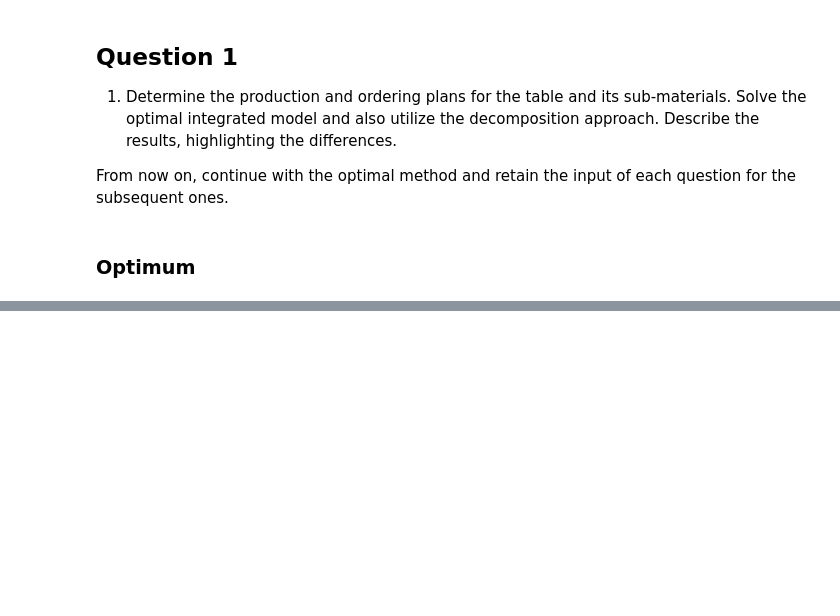
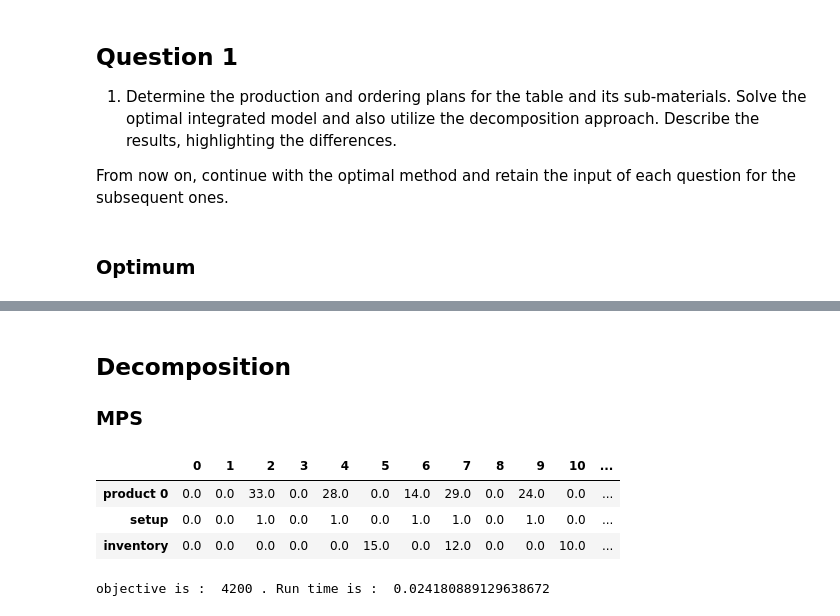
Before and after one commit to Ualh/operation_management, a Jupyter notebook: group7.ipynb, the cells around one changed output, grey strips where cells are left out. Cells and saved outputs as stored; diff of their text form; code cells hidden in the pictures; blank space fills up the shorter version.

```diff
--- a/group7.ipynb
+++ b/group7.ipynb
@@ -198,0 +190,40 @@ objective is :  12945 . Run time is :  2.8801934719085693
+# %% [markdown]
+## Decomposition
+### MPS
+# %%
+class data_generator_MPS():
+
+  def __init__(self):
+
+    self.demands = [[0, 0, 0, 0, 0, 18, 15, 16, 12, 14, 19, 10, 13, 11, 17, 12]]
+
+    self.days = range(len(self.demands[0]))
+
+    self.production_rate = [1]* len(self.days)
+    self.parts = [[0],
+                  [0],
+                  [0],
+                  [0]]
+    self.lead_time = [3]
+
+    self.production_cost = [100] * len(self.demands)
+    self.first_inventory = [0]
+    self.inventory_cost = [20] * len(self.demands)
+    self.setup_cost = [500] * len(self.demands)
+
+start_time = time.time()
+data = data_generator_MPS()
+PRODUCTION_PLAN, obj = opt_production_plan(data)
+end_time = time.time()
+
+run_time = end_time - start_time
+for product in range(len(data.demands)):
+    # print(pd.DataFrame.from_dict(PRODUCTION_PLAN[product]))
+  display(pd.DataFrame.from_dict(PRODUCTION_PLAN[product]).round(0))
+print('objective is : ', round(obj), '. Run time is : ', run_time)
+# %% [output]
+|  | 0 | 1 | 2 | 3 | 4 | 5 | 6 | 7 | 8 | 9 | 10 | ... |
+| product 0 | 0.0 | 0.0 | 33.0 | 0.0 | 28.0 | 0.0 | 14.0 | 29.0 | 0.0 | 24.0 | 0.0 | ... |
+| setup | 0.0 | 0.0 | 1.0 | 0.0 | 1.0 | 0.0 | 1.0 | 1.0 | 0.0 | 1.0 | 0.0 | ... |
+| inventory | 0.0 | 0.0 | 0.0 | 0.0 | 0.0 | 15.0 | 0.0 | 12.0 | 0.0 | 0.0 | 10.0 | ... |
+objective is :  4200 . Run time is :  0.024180889129638672
```
Also changed, not shown: parts of 10 cells of this notebook, 1 other file.
